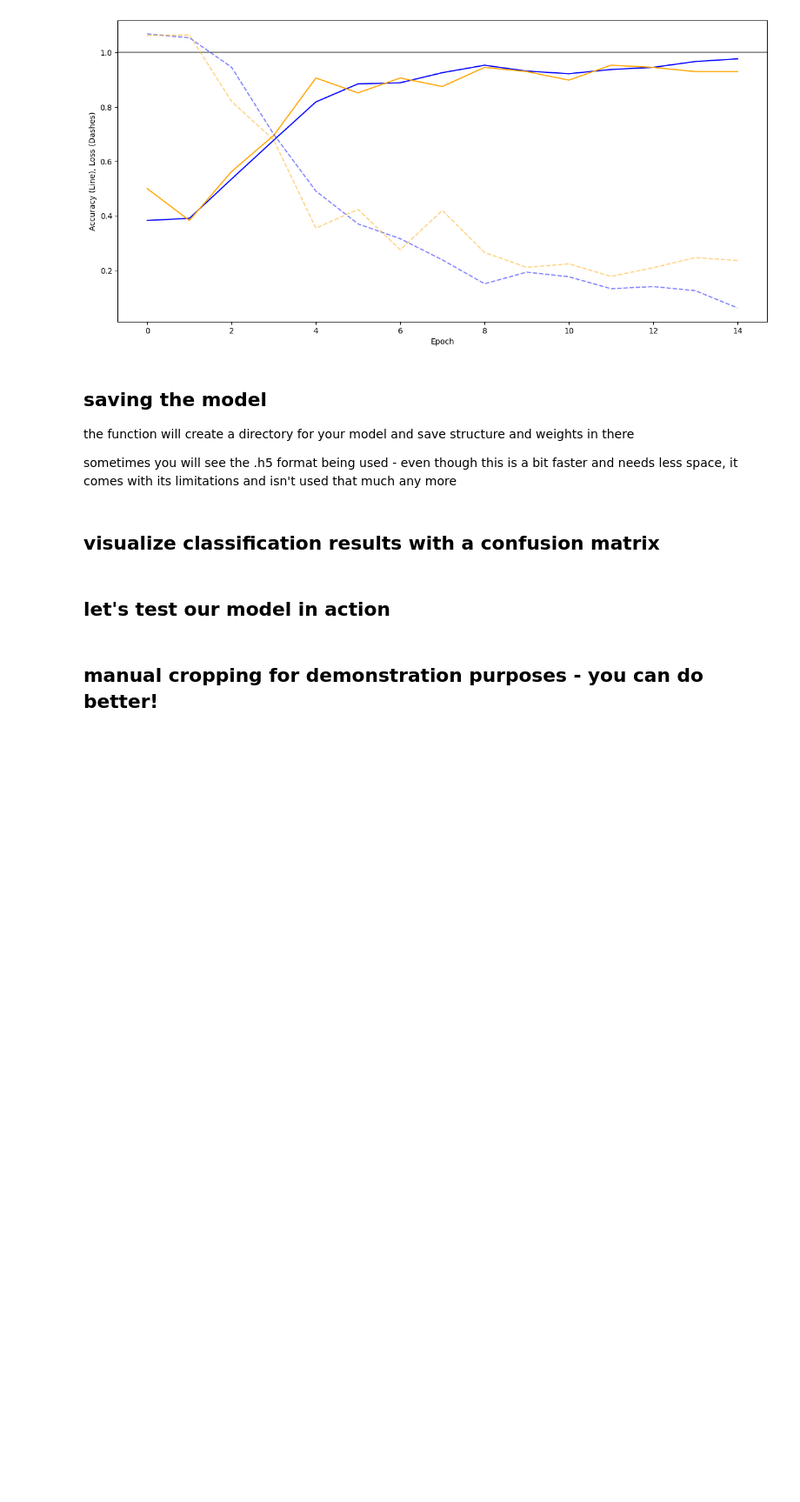
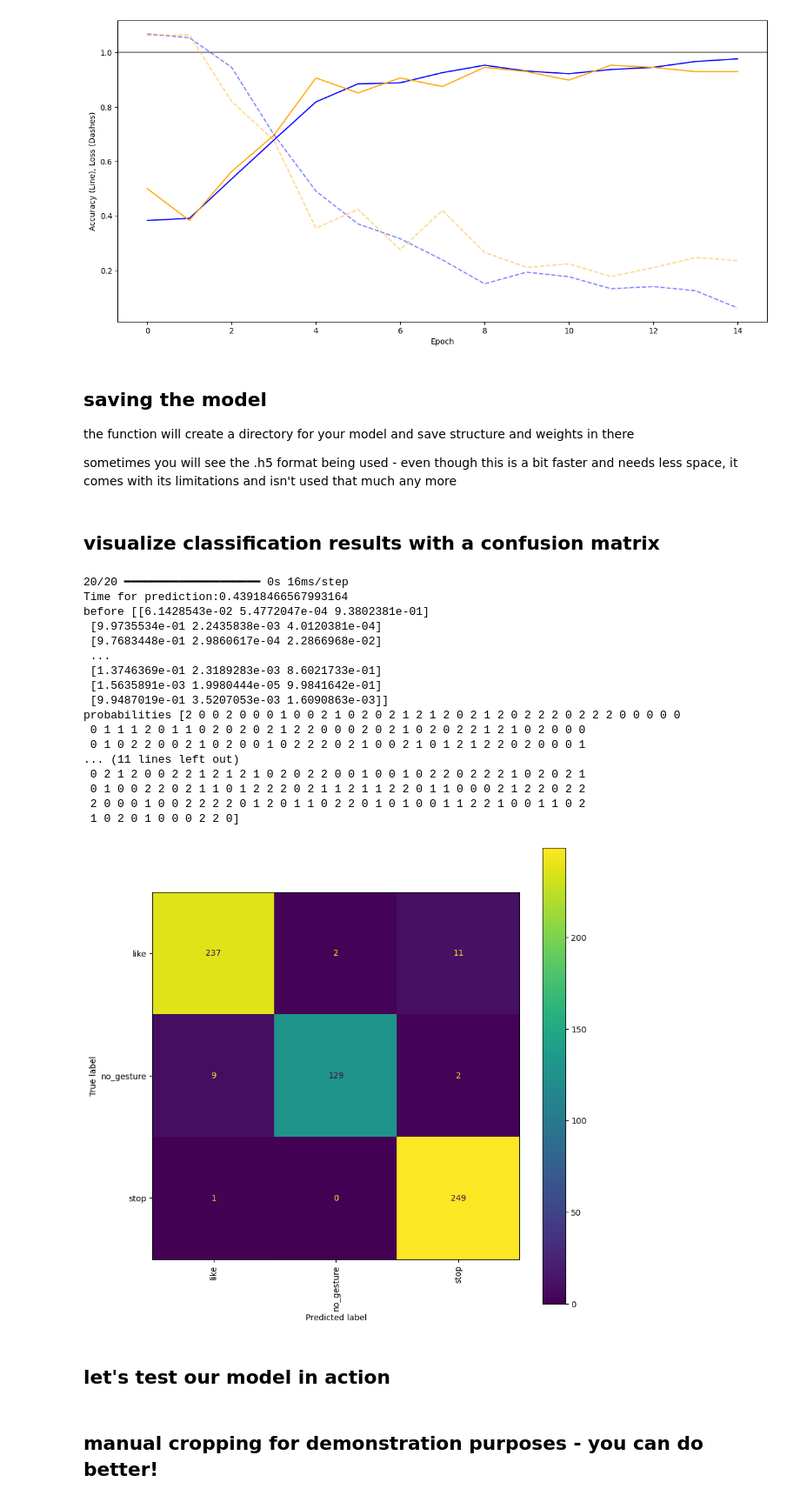
Before and after one commit to ITT-24/assignment-5-cnn-MaximilianKilger, a Jupyter notebook: 01-hyperparameters/hyperparameters.ipynb, the cells around one changed output. Shown at 87% size. Saved outputs shown, nothing was run; the diff lists cells and outputs as text; code cells hidden in the pictures; blank space fills up the shorter version.

```diff
--- a/01-hyperparameters/hyperparameters.ipynb
+++ b/01-hyperparameters/hyperparameters.ipynb
@@ -229,7 +230,7 @@ print(X_train.shape, X_test.shape, train_label.shape, test_label.shape)
 (512, 64, 64, 3) (128, 64, 64, 3) (512, 3) (128, 3)
 # %%
 # variables for hyperparameters
-batch_size = 45
+batch_size = 64
 epochs = 50
 num_classes = len(label_names)
 activation = 'relu'
@@ -408,27 +415,47 @@ model.save('gesture_recognition')
 # %% [markdown]
 ## visualize classification results with a confusion matrix
 # %%
-# let the model make predictions for our training data
-y_predictions = model.predict(X_test)
-
+# let the model make predictions for our training dat
+ts = time.time()
+y_predictions = model.predict(np.concatenate((X_test, X_train)))
+print(f"Time for prediction:{time.time()-ts}")
 # we get a 2D numpy array with probabilities for each category
 print('before', y_predictions)
 
 # to build a confusion matrix, we have to convert it to classifications
 # this can be done by using the argmax() function to set the probability to 1 and the rest to 0
 y_predictions = np.argmax(y_predictions, axis=1)
 
 print('probabilities', y_predictions)
 
 # create and plot confusion matrix
-conf_matrix = confusion_matrix(y_test, y_predictions)
+conf_matrix = confusion_matrix(np.concatenate((y_test, y_train)), y_predictions)
 
 fig = plt.figure(figsize=(10, 10))
 
 ConfusionMatrixDisplay(conf_matrix, display_labels=label_names).plot(ax=plt.gca())
 
 plt.xticks(rotation=90, ha='center')
 pass
+# %% [output]
+20/20 ━━━━━━━━━━━━━━━━━━━━ 0s 16ms/step
+Time for prediction:0.43918466567993164
+before [[6.1428543e-02 5.4772047e-04 9.3802381e-01]
+ [9.9735534e-01 2.2435838e-03 4.0120381e-04]
+ [9.7683448e-01 2.9860617e-04 2.2866968e-02]
+ ...
+ [1.3746369e-01 2.3189283e-03 8.6021733e-01]
+ [1.5635891e-03 1.9980444e-05 9.9841642e-01]
+ [9.9487019e-01 3.5207053e-03 1.6090863e-03]]
+probabilities [2 0 0 2 0 0 0 1 0 0 2 1 0 2 0 2 1 2 1 2 0 2 1 2 0 2 2 2 0 2 2 2 0 0 0 0 0
+ 0 1 1 1 2 0 1 1 0 2 0 2 0 2 1 2 2 0 0 0 2 0 2 1 0 2 0 2 2 1 2 1 0 2 0 0 0
+ 0 1 0 2 2 0 0 2 1 0 2 0 0 1 0 2 2 2 0 2 1 0 0 2 1 0 1 2 1 2 2 0 2 0 0 0 1
+... (11 lines left out)
+ 0 2 1 2 0 0 2 2 1 2 1 2 1 0 2 0 2 2 0 0 1 0 0 1 0 2 2 0 2 2 2 1 0 2 0 2 1
+ 0 1 0 0 2 2 0 2 1 1 0 1 2 2 2 0 2 1 1 2 1 1 2 2 0 1 1 0 0 0 2 1 2 2 0 2 2
+ 2 0 0 0 1 0 0 2 2 2 2 0 1 2 0 1 1 0 2 2 0 1 0 1 0 0 1 1 2 2 1 0 0 1 1 0 2
+ 1 0 2 0 1 0 0 0 2 2 0]
+[figure, added]
 # %% [markdown]
 ## let's test our model in action
 # %%
```
Also changed, not shown: parts of 7 cells of this notebook.
